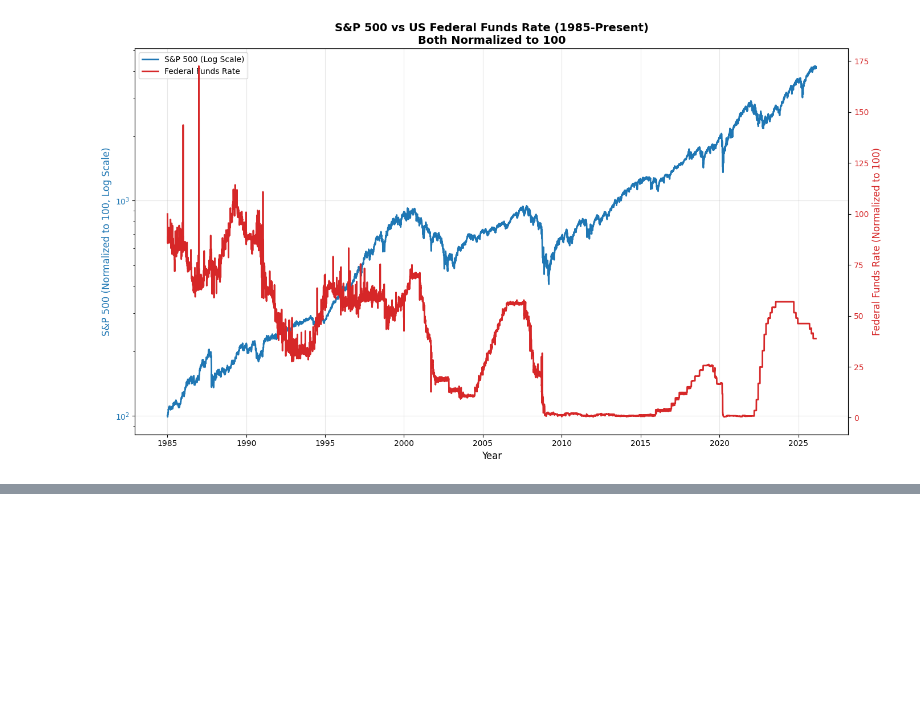
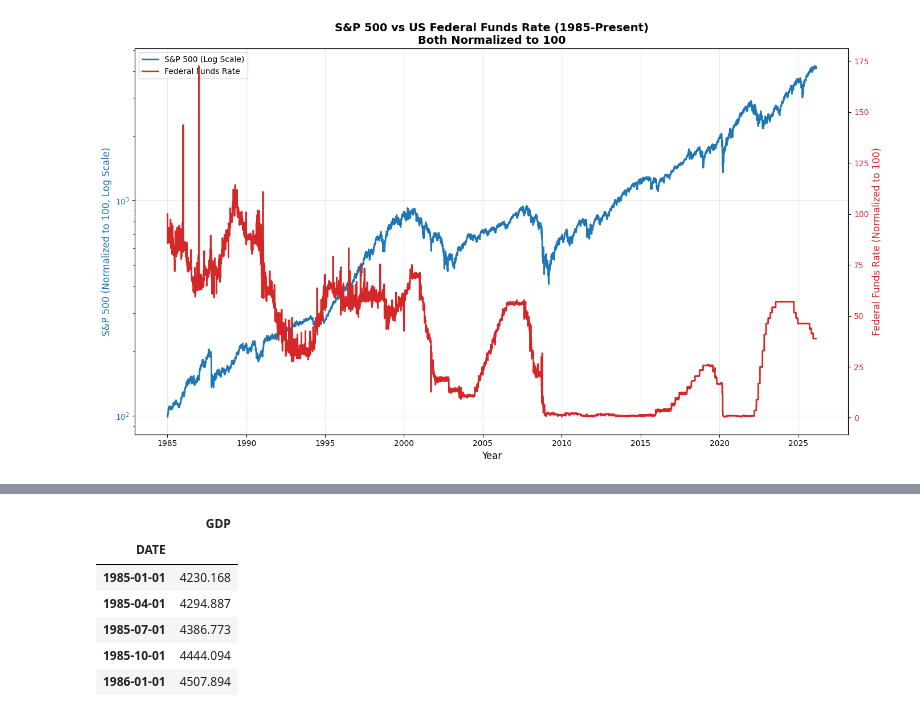
Before and after one commit to MrMillennium01/analysis-of-correlation-economy-stock-indices, a Jupyter notebook: Chapter3_key_interest_rate.ipynb, the cells around one changed output, grey strips where cells are left out. Drawn from its saved outputs; the diff is of its cells as text; code cells hidden in the pictures; blank space fills up the shorter version.

```diff
--- a/Chapter3_key_interest_rate.ipynb
+++ b/Chapter3_key_interest_rate.ipynb
@@ -83,3 +83,9 @@ plt.tight_layout()
 plt.show()
 # %% [output]
 [figure]
+# %%
+# Fetch Nominal GDP from FRED
+gdp = pdr.get_data_fred('GDP', start='1985-01-01')
+print(f"GDP data from {gdp.index[0]} to {gdp.index[-1]}")
+gdp.head()
+# %% [output]
@@ -85,0 +93,7 @@ plt.show()
+|  | GDP |
+| DATE |  |
+| 1985-01-01 | 4230.168 |
+| 1985-04-01 | 4294.887 |
+| 1985-07-01 | 4386.773 |
+| 1985-10-01 | 4444.094 |
+| 1986-01-01 | 4507.894 |
```
Also changed, not shown: parts of 5 cells of this notebook.
